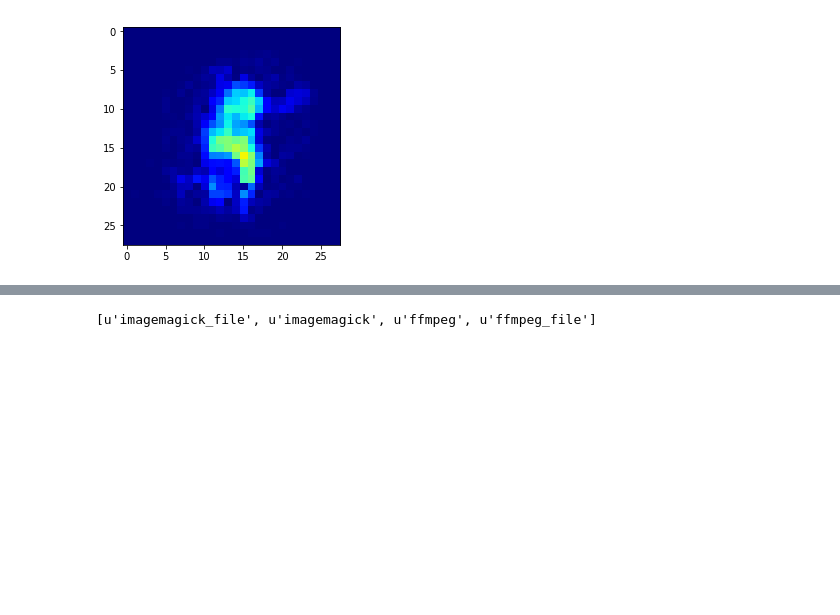
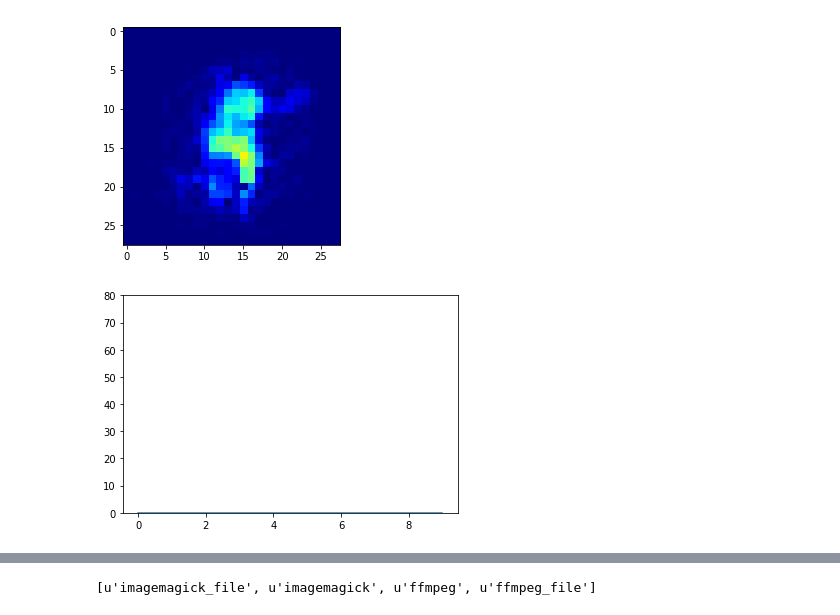
Before and after one commit to akanimax/my-deity, a Jupyter notebook: Scripts/IDEA_1/COMPRESSION_CUM_CLASSIFICATION_v_2.ipynb, the cells around one changed output, grey strips where cells are left out. Saved outputs shown, nothing was run; the diff lists cells and outputs as text; code cells hidden in the pictures; blank space fills up the shorter version.

```diff
--- a/Scripts/IDEA_1/COMPRESSION_CUM_CLASSIFICATION_v_2.ipynb
+++ b/Scripts/IDEA_1/COMPRESSION_CUM_CLASSIFICATION_v_2.ipynb
@@ -536,6 +532,27 @@ ani = animation.FuncAnimation(fig, updatefig, frames=range(images.shape[0]),
                               interval=50, blit=True)
 # %% [output]
 [figure]
+# %%
+in_list = all_digits
+
+fig = plt.figure() # make figure
+
+# make axesimage object
+# the vmin and vmax here are very important to get the color map correct
+plt.ylim((0, 80))
+in_plot,  = plt.plot(in_list[0]);
+
+# function to update figure
+def updatefig(j):
+    # set the data in the axesimage object
+    in_plot.set_ydata(in_list[j])
+    # return the artists set
+    return [in_plot]
+# kick off the animation
+in_ani = animation.FuncAnimation(fig, updatefig, frames=range(all_digits.shape[0]),
+                              interval=50, blit=True)
+# %% [output]
+[figure, added]
 # %%
 plotlist = representations
 
```
Also changed, not shown: parts of 9 cells of this notebook.
